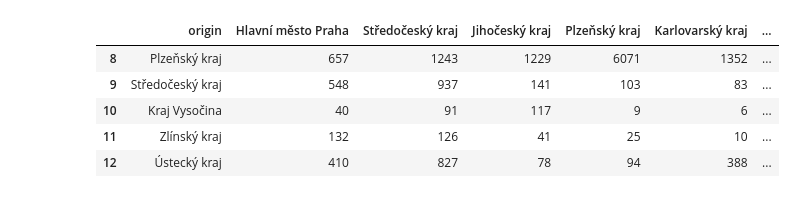
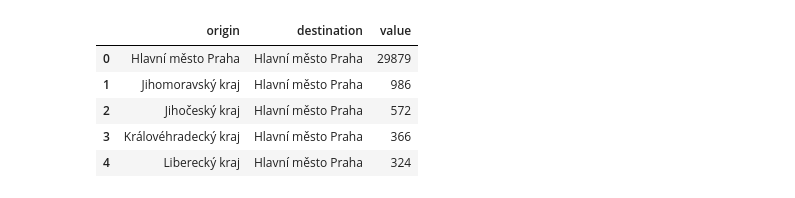
Before and after one commit to kovarmi9/PKAR_mobility_of_university_students, a Jupyter notebook: notebooks/czech_regions.ipynb, the cells around one changed output. Saved outputs shown, nothing was run; the diff lists cells and outputs as text; code cells hidden in the pictures.

```diff
--- a/notebooks/czech_regions.ipynb
+++ b/notebooks/czech_regions.ipynb
@@ -6,19 +6,23 @@ import matplotlib.pyplot as plt
 # %%
 # Load OD matrix
 df = pd.read_excel('../data/czech/data_czech.xlsx')
 
-# Rename column for clarity
-df = df.rename(columns={'University ↓ / Student →': 'origin'})
+# Rename column for clarity and reshape to long format
+df = df.rename(columns={'University ↓ / Student →': 'origin'}).melt(id_vars='origin', var_name='destination', value_name='value')
+
+# Clean up leading/trailing spaces
+df['origin'] = df['origin'].str.strip()
+df['destination'] = df['destination'].str.strip()
 
 # Display tail
-df.tail()
+df.head()
 # %% [output]
-|  | origin | Hlavní město Praha | Středočeský kraj | Jihočeský kraj | Plzeňský kraj | Karlovarský kraj | ... |
-| 8 | Plzeňský kraj | 657 | 1243 | 1229 | 6071 | 1352 | ... |
-| 9 | Středočeský kraj | 548 | 937 | 141 | 103 | 83 | ... |
-| 10 | Kraj Vysočina | 40 | 91 | 117 | 9 | 6 | ... |
-| 11 | Zlínský kraj | 132 | 126 | 41 | 25 | 10 | ... |
-| 12 | Ústecký kraj | 410 | 827 | 78 | 94 | 388 | ... |
+|  | origin | destination | value |
+| 0 | Hlavní město Praha | Hlavní město Praha | 29879 |
+| 1 | Jihomoravský kraj | Hlavní město Praha | 986 |
+| 2 | Jihočeský kraj | Hlavní město Praha | 572 |
+| 3 | Královéhradecký kraj | Hlavní město Praha | 366 |
+| 4 | Liberecký kraj | Hlavní město Praha | 324 |
 # %%
 # Load spatial regions
 gdf = gpd.read_file('../data/czech/regions.gpkg')
```
Also changed, not shown: parts of 6 cells of this notebook.
